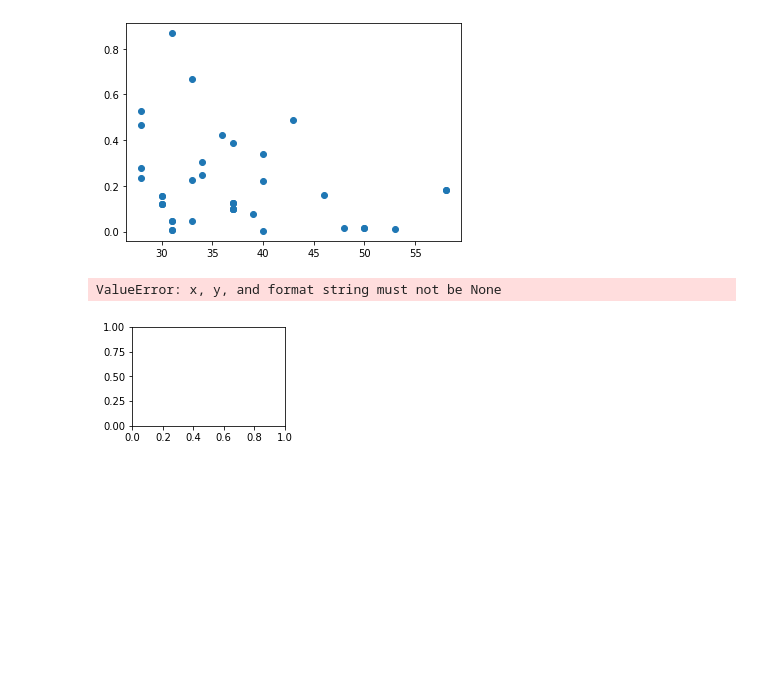
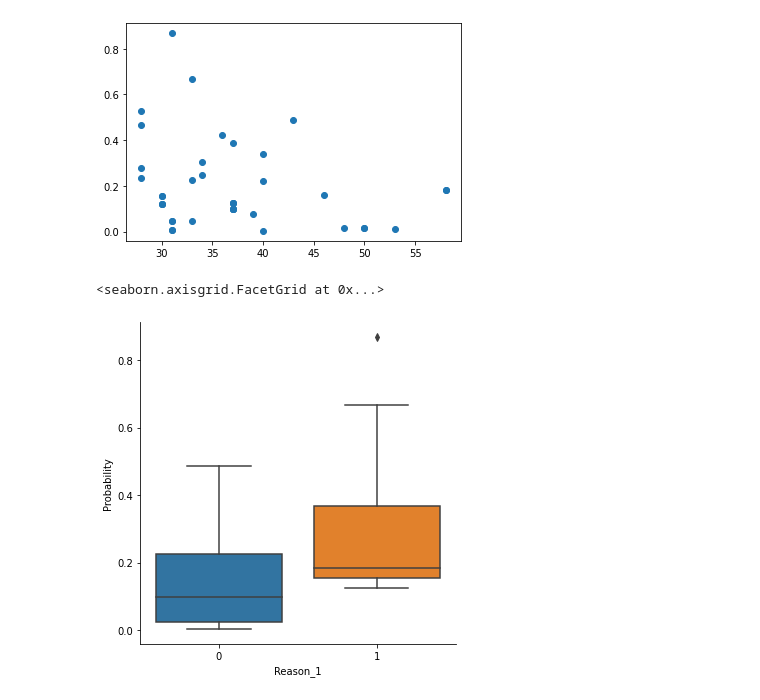
Before and after one commit to Crazz-Zaac/absenteeism-prediction, a Jupyter notebook: Absenteeism Exercise - Integration.ipynb, the cells around one changed output. Cells and saved outputs as stored; diff of their text form; code cells hidden in the pictures; blank space fills up the shorter version.

Commit message:
Visualization completed

```diff
--- a/Absenteeism Exercise - Integration.ipynb
+++ b/Absenteeism Exercise - Integration.ipynb
@@ -49,14 +49,8 @@ plt.scatter(df['Age'], df['Probability'])
 # %% [output]
 <matplotlib.collections.PathCollection at 0x...>
 [figure]
-# %%
-age = list(df['Age']).sort()
-education = list(df['Education'])
-plt.subplot(221)
-plt.plot(age, education)
-plt.yscale('linear')
-plt.title('linear')
-plt.grid(True)
-# %% [output]
-ValueError: x, y, and format string must not be None
-[figure, removed]
+# %%
+sns.catplot(x="Reason_1", y="Probability", kind="box", data=df)
+# %% [output]
+<seaborn.axisgrid.FacetGrid at 0x...>
+[figure, added]
```
Also changed, not shown: parts of 4 cells of this notebook, 1 other file.
